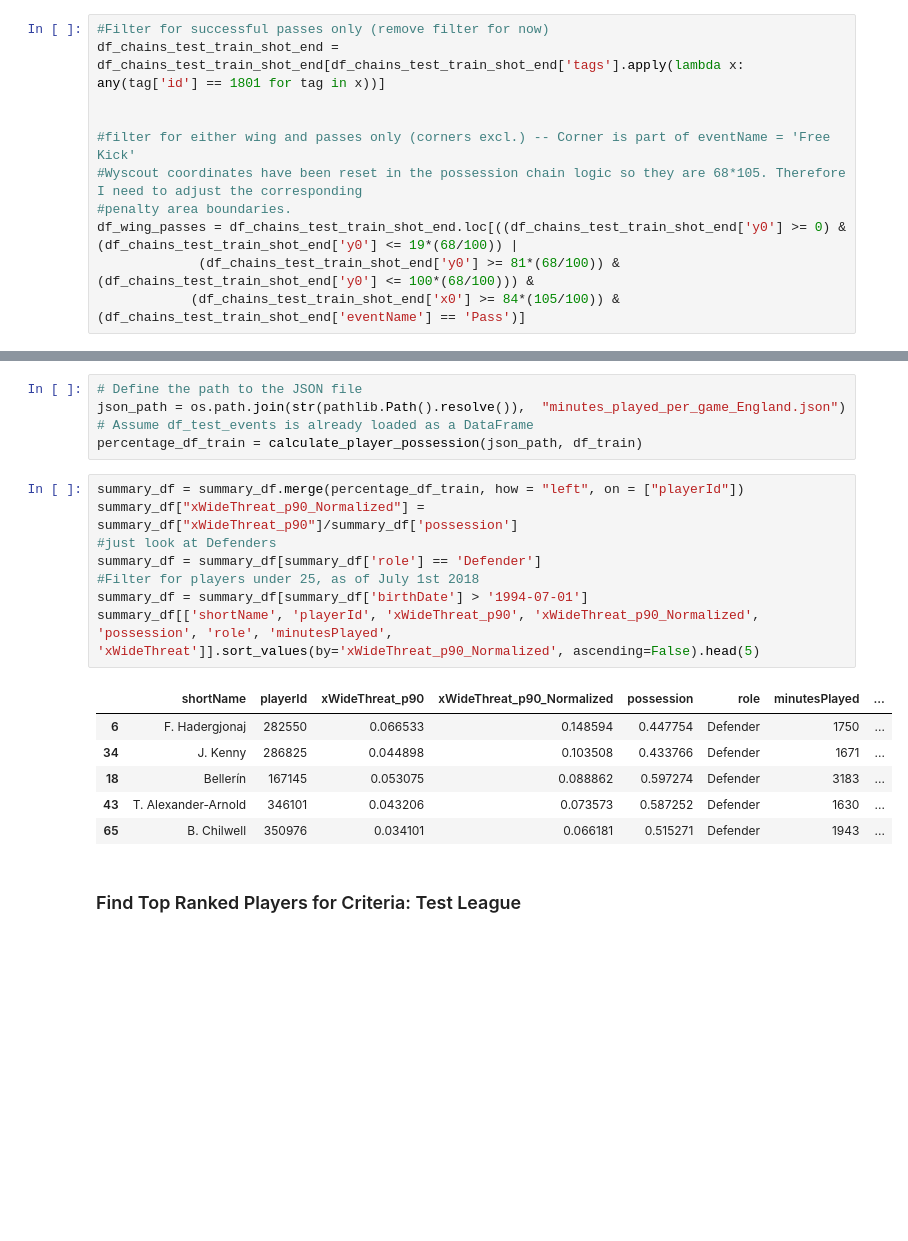
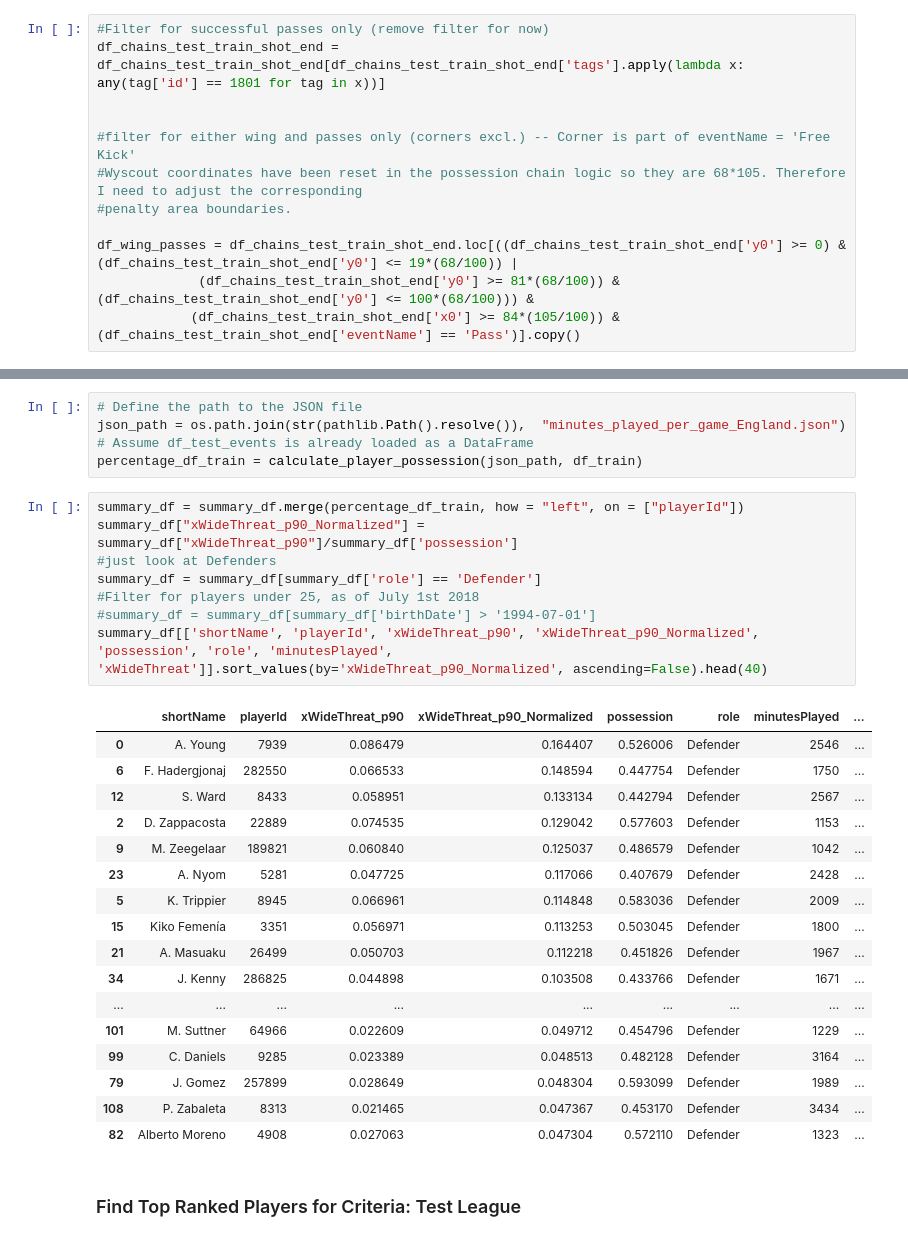
Before and after one commit to jimmylovesfooty/football_analytics, a Jupyter notebook: xWideThreat_Refactored.ipynb, the cells around one changed output, grey strips where cells are left out. Saved outputs shown, nothing was run; the diff lists cells and outputs as text; blank space fills up the shorter version.

```diff
--- a/xWideThreat_Refactored.ipynb
+++ b/xWideThreat_Refactored.ipynb
@@ -462,8 +455,9 @@ df_chains_test_train_shot_end = df_chains_test_train_shot_end[df_chains_test_tra
 #filter for either wing and passes only (corners excl.) -- Corner is part of eventName = 'Free Kick'
 #Wyscout coordinates have been reset in the possession chain logic so they are 68*105. Therefore I need to adjust the corresponding
 #penalty area boundaries.
+
 df_wing_passes = df_chains_test_train_shot_end.loc[((df_chains_test_train_shot_end['y0'] >= 0) & (df_chains_test_train_shot_end['y0'] <= 19*(68/100)) |
              (df_chains_test_train_shot_end['y0'] >= 81*(68/100)) & (df_chains_test_train_shot_end['y0'] <= 100*(68/100))) &
-            (df_chains_test_train_shot_end['x0'] >= 84*(105/100)) & (df_chains_test_train_shot_end['eventName'] == 'Pass')]
+            (df_chains_test_train_shot_end['x0'] >= 84*(105/100)) & (df_chains_test_train_shot_end['eventName'] == 'Pass')].copy()
 # %% [markdown]
 ### Feature Engineering
@@ -2021,18 +1934,29 @@ percentage_df_train = calculate_player_possession(json_path, df_train)
 # %%
 summary_df = summary_df.merge(percentage_df_train, how = "left", on = ["playerId"])
 summary_df["xWideThreat_p90_Normalized"] = summary_df["xWideThreat_p90"]/summary_df['possession']
 #just look at Defenders
 summary_df = summary_df[summary_df['role'] == 'Defender']
 #Filter for players under 25, as of July 1st 2018
-summary_df = summary_df[summary_df['birthDate'] > '1994-07-01']
-summary_df[['shortName', 'playerId', 'xWideThreat_p90', 'xWideThreat_p90_Normalized', 'possession', 'role', 'minutesPlayed', 'xWideThreat']].sort_values(by='xWideThreat_p90_Normalized', ascending=False).head(5)
+#summary_df = summary_df[summary_df['birthDate'] > '1994-07-01']
+summary_df[['shortName', 'playerId', 'xWideThreat_p90', 'xWideThreat_p90_Normalized', 'possession', 'role', 'minutesPlayed', 'xWideThreat']].sort_values(by='xWideThreat_p90_Normalized', ascending=False).head(40)
 # %% [output]
 |  | shortName | playerId | xWideThreat_p90 | xWideThreat_p90_Normalized | possession | role | minutesPlayed | ... |
+| 0 | A. Young | 7939 | 0.086479 | 0.164407 | 0.526006 | Defender | 2546 | ... |
 | 6 | F. Hadergjonaj | 282550 | 0.066533 | 0.148594 | 0.447754 | Defender | 1750 | ... |
+| 12 | S. Ward | 8433 | 0.058951 | 0.133134 | 0.442794 | Defender | 2567 | ... |
+| 2 | D. Zappacosta | 22889 | 0.074535 | 0.129042 | 0.577603 | Defender | 1153 | ... |
+| 9 | M. Zeegelaar | 189821 | 0.060840 | 0.125037 | 0.486579 | Defender | 1042 | ... |
+| 23 | A. Nyom | 5281 | 0.047725 | 0.117066 | 0.407679 | Defender | 2428 | ... |
+| 5 | K. Trippier | 8945 | 0.066961 | 0.114848 | 0.583036 | Defender | 2009 | ... |
+| 15 | Kiko Femenía | 3351 | 0.056971 | 0.113253 | 0.503045 | Defender | 1800 | ... |
+| 21 | A. Masuaku | 26499 | 0.050703 | 0.112218 | 0.451826 | Defender | 1967 | ... |
 | 34 | J. Kenny | 286825 | 0.044898 | 0.103508 | 0.433766 | Defender | 1671 | ... |
-| 18 | Bellerín | 167145 | 0.053075 | 0.088862 | 0.597274 | Defender | 3183 | ... |
-| 43 | T. Alexander-Arnold | 346101 | 0.043206 | 0.073573 | 0.587252 | Defender | 1630 | ... |
-| 65 | B. Chilwell | 350976 | 0.034101 | 0.066181 | 0.515271 | Defender | 1943 | ... |
+| ... | ... | ... | ... | ... | ... | ... | ... | ... |
+| 101 | M. Suttner | 64966 | 0.022609 | 0.049712 | 0.454796 | Defender | 1229 | ... |
+| 99 | C. Daniels | 9285 | 0.023389 | 0.048513 | 0.482128 | Defender | 3164 | ... |
+| 79 | J. Gomez | 257899 | 0.028649 | 0.048304 | 0.593099 | Defender | 1989 | ... |
+| 108 | P. Zabaleta | 8313 | 0.021465 | 0.047367 | 0.453170 | Defender | 3434 | ... |
+| 82 | Alberto Moreno | 4908 | 0.027063 | 0.047304 | 0.572110 | Defender | 1323 | ... |
 # %% [markdown]
 ### Find Top Ranked Players for Criteria: Test League
 # %%
```
Also changed, not shown: parts of 33 cells of this notebook.
